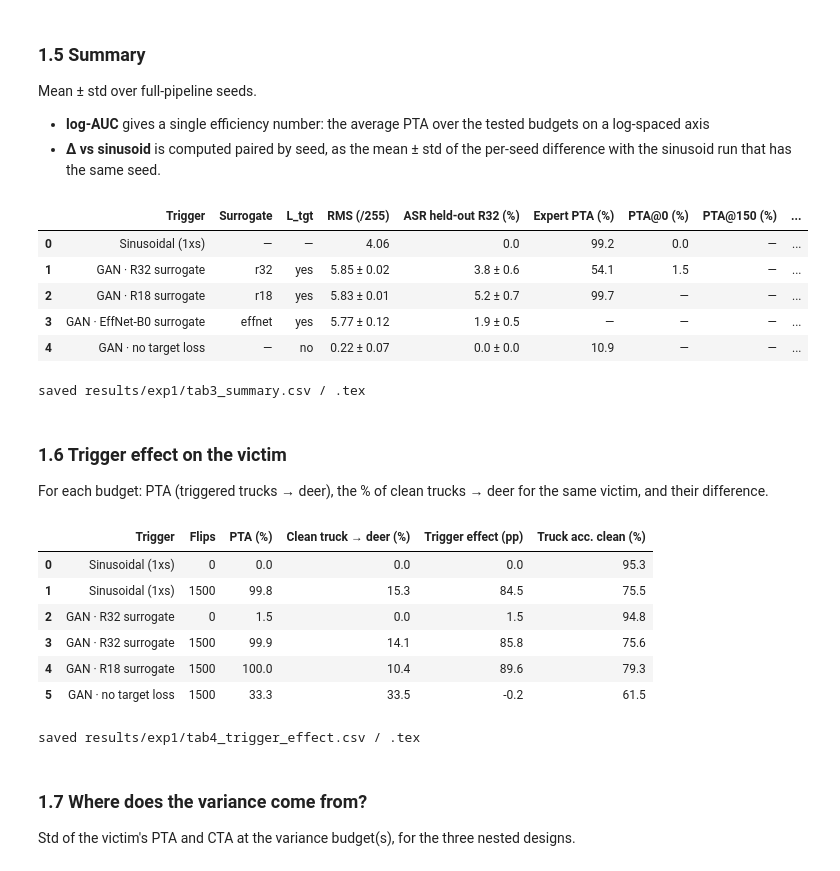
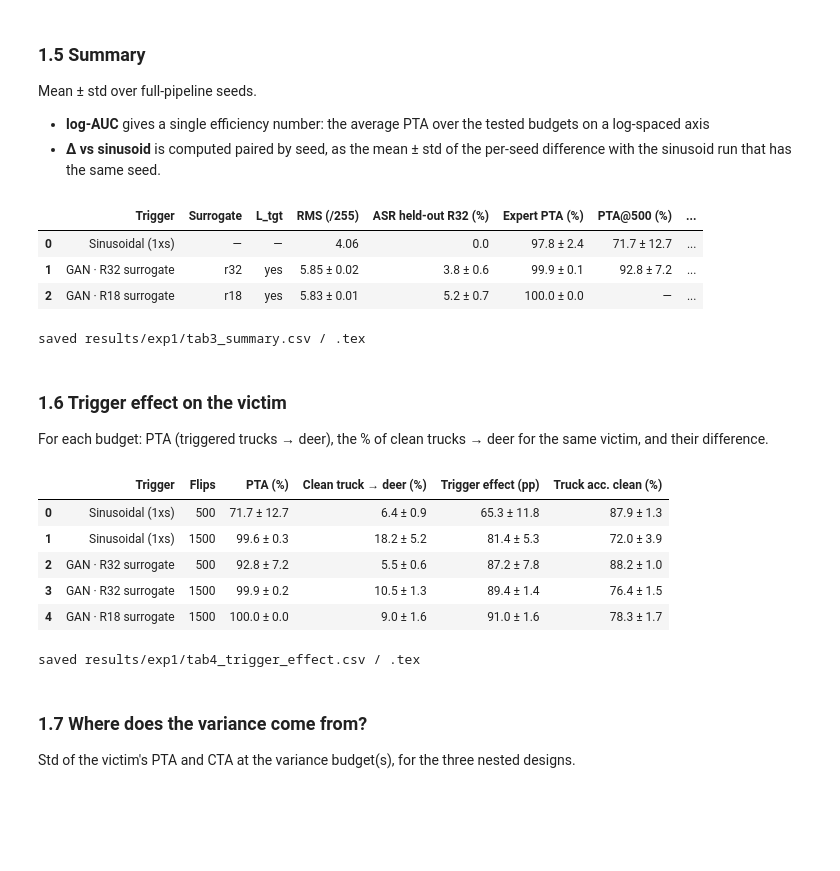
Before and after one commit to nadinehc/FLIP, a Jupyter notebook: universal_noise_gan.ipynb, the cells around one changed output. Drawn from its saved outputs; the diff is of its cells as text; code cells hidden in the pictures; blank space fills up the shorter version.

```diff
--- a/universal_noise_gan.ipynb
+++ b/universal_noise_gan.ipynb
@@ -849,0 +808,27 @@ FULL = design_view('full', [0] + BUDGETS, verbose=True)
+# %%
+# Main analysis: complete paired seeds across the three reference methods.
+def design_view(design, budgets, verbose=False):
+    seed_col = 'u' if design == 'victim' else 'f'
+    df = RES[RES[design] & RES.budget.isin(budgets) & RES.variant.isin(MAIN_VARIANTS)].copy()
+    if df.empty:
+        return df
+    kept = []
+    for budget, grp in df.groupby('budget'):
+        common = set(SEEDS)
+        for v in MAIN_VARIANTS:
+            common &= set(grp.loc[grp.variant == v, seed_col].tolist())
+        if verbose:
+            missing = [v for v in MAIN_VARIANTS if len(grp.loc[grp.variant == v, seed_col].unique()) < len(SEEDS)]
+            print(f'{budget} flips: shared seeds = {sorted(common)}; incomplete variants = {missing}')
+        if common:
+            kept.append(grp[grp[seed_col].isin(common)])
+    return pd.concat(kept, ignore_index=True) if kept else df.iloc[0:0].copy()
+
+# Report every completed run; only paired comparisons use shared seed IDs.
+FULL = RES[RES.full & RES.variant.isin(MAIN_VARIANTS) & RES.budget.isin(BUDGETS)].copy()
+PAIRED_ALL = design_view('full', BUDGETS, verbose=True)
+AUDIT = (FULL.groupby(['variant', 'budget'])['f']
+         .agg(lambda x: ', '.join(map(str, sorted(x.unique()))))
+         .rename('completed seeds').reset_index())
+display(AUDIT)
+print(f'Available full-pipeline runs: {len(FULL)}; strict three-method matched: {len(PAIRED_ALL)}')
@@ -851,17 +846,17 @@ FULL = design_view('full', [0] + BUDGETS, verbose=True)
 ### 1.4 Main result: poisoning effect across budgets
 Victim (ResNet-32) PTA and CTA as a function of the number of flipped labels. Budget 0 is the zero-flip control: the victim is trained on clean labels and evaluated on triggered trucks.
 # %%
-X_BUD = [0] + BUDGETS
+X_BUD = BUDGETS
 xpos = {b: i for i, b in enumerate(X_BUD)}
-offset = {v: (i - (len(ACTIVE) - 1) / 2) * 0.07 for i, v in enumerate(ACTIVE)}
+offset = {v: (i - (len(MAIN_VARIANTS) - 1) / 2) * 0.07 for i, v in enumerate(MAIN_VARIANTS)}
 
 if FULL.empty:
-    print('No full-pipeline victim runs available yet: check the audit table above (or set COMMON_SEEDS_ONLY = False).')
+    print('No full-pipeline victim runs available yet: check the audit table above (all three methods must share a seed).')
 else:
     fig, axes = plt.subplots(1, 2, figsize=(11.5, 4.2))
     for ax, metric, title in [(axes[0], 'PTA', 'Poison test accuracy (triggered truck → deer)'),
                               (axes[1], 'CTA', 'Clean test accuracy')]:
-        for v in ACTIVE:
+        for v in MAIN_VARIANTS:
             sub = FULL[(FULL.variant == v) & FULL[metric].notna()]
             if sub.empty:
                 continue
@@ -872,7 +867,7 @@ else:
                         markersize=6, capsize=3, lw=1.8, label=f'{V(v)}  ({n_lbl})')
             ax.scatter(sub.budget.map(xpos) + offset[v], sub[metric], s=9, color=V(v, 'color'),
                        alpha=.45, lw=0, zorder=3)
-        ax.set_xticks(range(len(X_BUD)), ['0\n(clean labels)'] + [str(b) for b in BUDGETS])
+        ax.set_xticks(range(len(X_BUD)), [str(b) for b in BUDGETS])
         ax.set_xlabel('flipped labels'); ax.set_ylabel(f'{metric} (%)'); ax.set_title(title)
     axes[0].set_ylim(-3, 108)
     h, l = axes[0].get_legend_handles_labels()
@@ -901,56 +896,54 @@ for (v, s), grp in FULL.groupby(['variant', 'f'], sort=False):
     pick = lambda b, m: grp.loc[grp.budget == b, m].mean() if (grp.budget == b).any() else np.nan
     row = {'variant': v, 'seed': s, 'logAUC': log_auc(grp), 'CTA_1500': pick(max(BUDGETS), 'CTA'),
            'clean_to_deer_1500': pick(max(BUDGETS), 'clean_to_deer'), 'effect_1500': pick(max(BUDGETS), 'trigger_effect')}
-    row |= {f'PTA_{b}': pick(b, 'PTA') for b in [0] + BUDGETS}
+    row |= {f'PTA_{b}': pick(b, 'PTA') for b in BUDGETS}
     seed_rows.append(row)
 PER_SEED = pd.DataFrame(seed_rows)
-base = PER_SEED[PER_SEED.variant == 'sin'].set_index('seed')
+base = PER_SEED[PER_SEED.variant == 'sin'].set_index('seed') if not PER_SEED.empty else pd.DataFrame()
 for c in ['logAUC'] + [f'PTA_{b}' for b in BUDGETS]:
     PER_SEED[f'd_{c}'] = PER_SEED[c] - PER_SEED.seed.map(base[c]) if len(base) else np.nan
 PER_SEED.to_csv(RES_DIR / 'per_seed_summary.csv', index=False)
 
 def cell(v, col, digits=1, frame=PER_SEED):
     x = frame.loc[frame.variant == v, col].dropna()
     return pm(x.mean(), x.std(), len(x), digits)
 
 def trig_cell(v, col, digits):
     x = TRIG.loc[TRIG.variant == v, col]
     return pm(x.mean(), x.std(), len(x), digits)
 
 FULL_ATTACKS = set(FULL['attack'])
 def expert_cell(v, col):
     keys = [k for k in EXPERT.index if k.split('|')[0] == v and k.split('|')[2] in FULL_ATTACKS]
     x = EXPERT.loc[keys, col].dropna() if keys and col in EXPERT else pd.Series(dtype=float)
     return pm(x.mean(), x.std(), len(x))
 
 T3 = []
-for v in ACTIVE:
+for v in MAIN_VARIANTS:
     T3.append({'Trigger': V(v), 'Surrogate': '+'.join(VARIANTS[v]['surrogates']) or '—',
                'L_tgt': {None: '—', 0.0: 'no'}.get(VARIANTS[v]['lambda_tgt'], 'yes'),
                'RMS (/255)': trig_cell(v, 'RMS', 2), 'ASR held-out R32 (%)': trig_cell(v, 'ASR_r32_holdout', 1),
                'Expert PTA (%)': expert_cell(v, 'expert_PTA'),
-               'PTA@0 (%)': cell(v, 'PTA_0')} |
+               } |
               {f'PTA@{b} (%)': cell(v, f'PTA_{b}') for b in BUDGETS} |
               {'log-AUC': cell(v, 'logAUC'), 'Δ log-AUC vs sin.': '—' if v == 'sin' else cell(v, 'd_logAUC'),
                f'CTA@{max(BUDGETS)} (%)': cell(v, 'CTA_1500'), 'n seeds': int(PER_SEED.variant.eq(v).sum())})
 T3 = pd.DataFrame(T3)
 display(T3)
 save_table(T3, 'tab3_summary', 'Experiment 1 summary: mean ± std over full-pipeline seeds; Δ paired by seed.')
 # %% [output]
-|  | Trigger | Surrogate | L_tgt | RMS (/255) | ASR held-out R32 (%) | Expert PTA (%) | PTA@0 (%) | PTA@150 (%) | ... |
-| 0 | Sinusoidal (1xs) | — | — | 4.06 | 0.0 | 99.2 | 0.0 | — | ... |
-| 1 | GAN · R32 surrogate | r32 | yes | 5.85 ± 0.02 | 3.8 ± 0.6 | 54.1 | 1.5 | — | ... |
-| 2 | GAN · R18 surrogate | r18 | yes | 5.83 ± 0.01 | 5.2 ± 0.7 | 99.7 | — | — | ... |
-| 3 | GAN · EffNet-B0 surrogate | effnet | yes | 5.77 ± 0.12 | 1.9 ± 0.5 | — | — | — | ... |
-| 4 | GAN · no target loss | — | no | 0.22 ± 0.07 | 0.0 ± 0.0 | 10.9 | — | — | ... |
+|  | Trigger | Surrogate | L_tgt | RMS (/255) | ASR held-out R32 (%) | Expert PTA (%) | PTA@500 (%) | ... |
+| 0 | Sinusoidal (1xs) | — | — | 4.06 | 0.0 | 97.8 ± 2.4 | 71.7 ± 12.7 | ... |
+| 1 | GAN · R32 surrogate | r32 | yes | 5.85 ± 0.02 | 3.8 ± 0.6 | 99.9 ± 0.1 | 92.8 ± 7.2 | ... |
+| 2 | GAN · R18 surrogate | r18 | yes | 5.83 ± 0.01 | 5.2 ± 0.7 | 100.0 ± 0.0 | — | ... |
 saved results/exp1/tab3_summary.csv / .tex
 # %% [markdown]
 ### 1.6 Trigger effect on the victim
 For each budget: PTA (triggered trucks → deer), the % of clean trucks → deer for the same victim, and their difference.
 # %%
 T4 = []
-for v in ACTIVE:
-    for b in [0] + BUDGETS:
+for v in MAIN_VARIANTS:
+    for b in BUDGETS:
         sub = FULL[(FULL.variant == v) & (FULL.budget == b)]
         if sub.empty:
             continue
@@ -962,12 +955,11 @@ display(T4)
 save_table(T4, 'tab4_trigger_effect', 'Trigger effect: PTA vs. clean source images predicted as target (mean ± std).')
 # %% [output]
 |  | Trigger | Flips | PTA (%) | Clean truck → deer (%) | Trigger effect (pp) | Truck acc. clean (%) |
-| 0 | Sinusoidal (1xs) | 0 | 0.0 | 0.0 | 0.0 | 95.3 |
-| 1 | Sinusoidal (1xs) | 1500 | 99.8 | 15.3 | 84.5 | 75.5 |
-| 2 | GAN · R32 surrogate | 0 | 1.5 | 0.0 | 1.5 | 94.8 |
-| 3 | GAN · R32 surrogate | 1500 | 99.9 | 14.1 | 85.8 | 75.6 |
-| 4 | GAN · R18 surrogate | 1500 | 100.0 | 10.4 | 89.6 | 79.3 |
-| 5 | GAN · no target loss | 1500 | 33.3 | 33.5 | -0.2 | 61.5 |
+| 0 | Sinusoidal (1xs) | 500 | 71.7 ± 12.7 | 6.4 ± 0.9 | 65.3 ± 11.8 | 87.9 ± 1.3 |
+| 1 | Sinusoidal (1xs) | 1500 | 99.6 ± 0.3 | 18.2 ± 5.2 | 81.4 ± 5.3 | 72.0 ± 3.9 |
+| 2 | GAN · R32 surrogate | 500 | 92.8 ± 7.2 | 5.5 ± 0.6 | 87.2 ± 7.8 | 88.2 ± 1.0 |
+| 3 | GAN · R32 surrogate | 1500 | 99.9 ± 0.2 | 10.5 ± 1.3 | 89.4 ± 1.4 | 76.4 ± 1.5 |
+| 4 | GAN · R18 surrogate | 1500 | 100.0 ± 0.0 | 9.0 ± 1.6 | 91.0 ± 1.6 | 78.3 ± 1.7 |
 saved results/exp1/tab4_trigger_effect.csv / .tex
 # %% [markdown]
 ### 1.7 Where does the variance come from?
```
Also changed, not shown: parts of 15 cells of this notebook, 1 other file.
